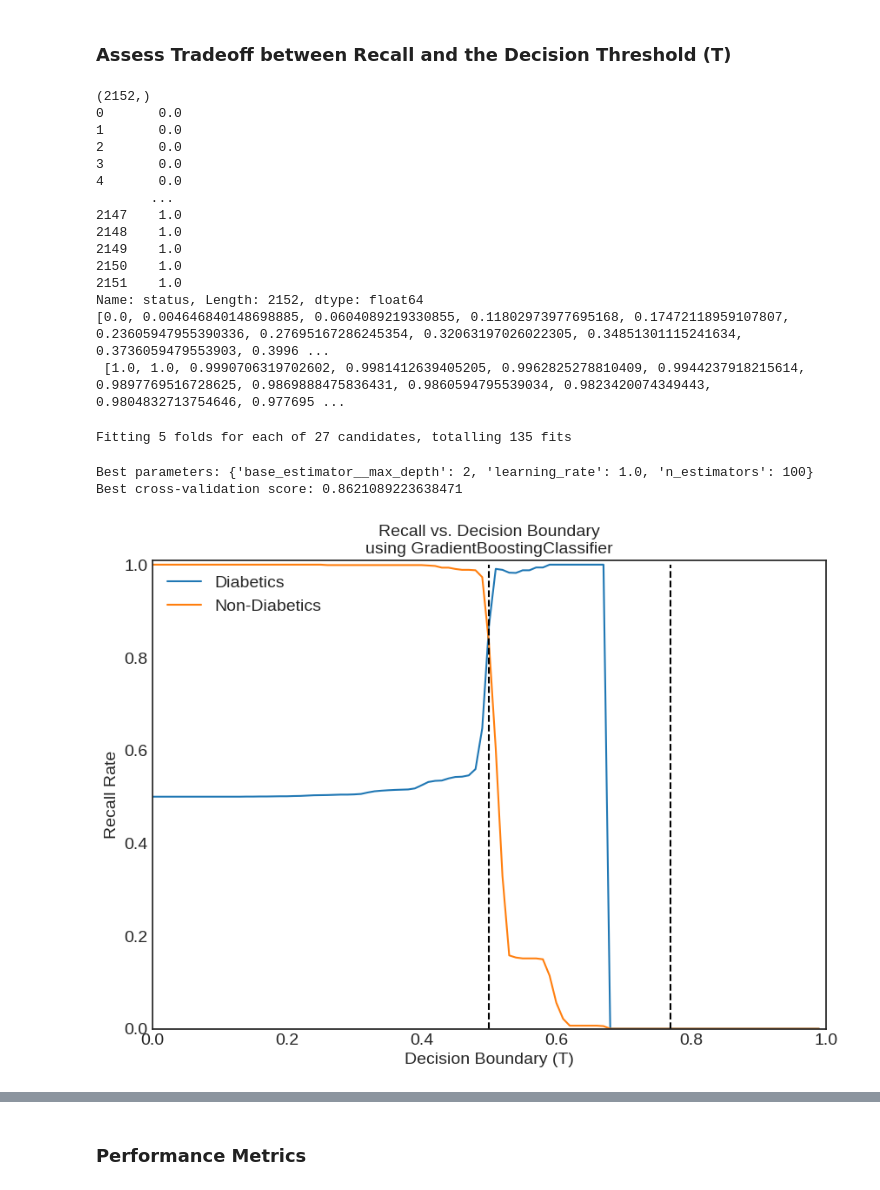
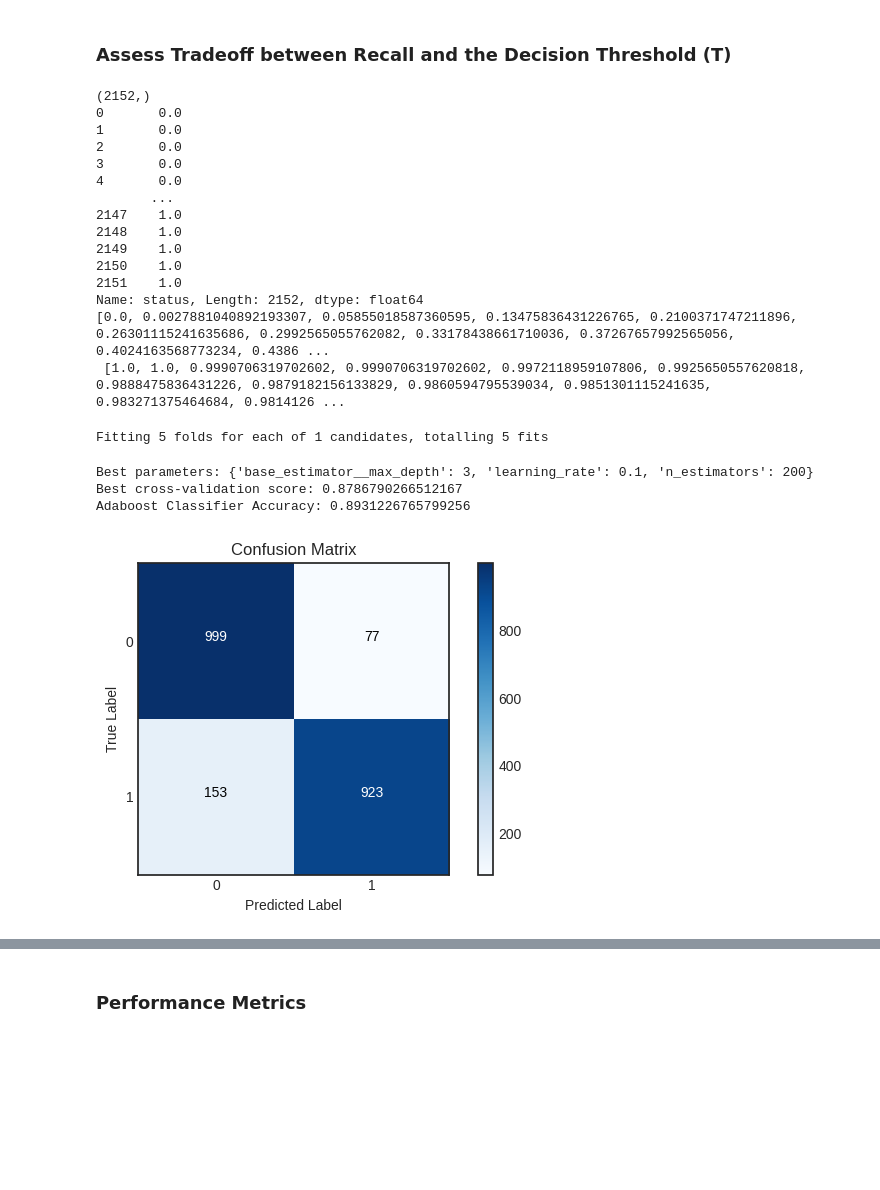
Before and after one commit to DhruvSinghiitmandi/Societal-Challaenges-Datathon, a Jupyter notebook: prediction.ipynb, the cells around one changed output, grey strips where cells are left out. Drawn from its saved outputs; the diff is of its cells as text; code cells hidden in the pictures; blank space fills up the shorter version.

```diff
--- a/prediction.ipynb
+++ b/prediction.ipynb
@@ -100,7 +100,8 @@ df_train_encoded = combined.iloc[:len(df_train), :]
 df_test_encoded = combined.iloc[len(df_train):, :]
 
 # Apply KNNImputer
-imputed_combined = imputer.fit_transform(pd.concat([df_train_encoded, df_test_encoded]))
+imp = IterativeImputer(max_iter=10, random_state=0)
+imputed_combined = imp.fit_transform(pd.concat([df_train_encoded, df_test_encoded]))
 
 # Convert back to DataFrame
 imputed_combined_df = pd.DataFrame(imputed_combined, columns=df_train.columns)
@@ -336,7 +337,7 @@ X_test_pca = X_test_scale.copy()
 # Feature selection
 selector = SelectFromModel(
     RandomForestClassifier(n_estimators=100, random_state=42),
-    max_features=13,
+    max_features=19,
     threshold=-np.inf
 )
 selector.fit(X_train_pca, y_train_resampled)
@@ -579,8 +780,8 @@ print(t_recall_nodiab ,"\n" ,t_recall_diab)
 2150    1.0
 2151    1.0
 Name: status, Length: 2152, dtype: float64
-[0.0, 0.004646840148698885, 0.0604089219330855, 0.11802973977695168, 0.17472118959107807, 0.23605947955390336, 0.27695167286245354, 0.32063197026022305, 0.34851301115241634, 0.3736059479553903, 0.3996 ...
- [1.0, 1.0, 0.9990706319702602, 0.9981412639405205, 0.9962825278810409, 0.9944237918215614, 0.9897769516728625, 0.9869888475836431, 0.9860594795539034, 0.9823420074349443, 0.9804832713754646, 0.977695 ...
+[0.0, 0.0027881040892193307, 0.05855018587360595, 0.13475836431226765, 0.2100371747211896, 0.26301115241635686, 0.2992565055762082, 0.33178438661710036, 0.37267657992565056, 0.4024163568773234, 0.4386 ...
+ [1.0, 1.0, 0.9990706319702602, 0.9990706319702602, 0.9972118959107806, 0.9925650557620818, 0.9888475836431226, 0.9879182156133829, 0.9860594795539034, 0.9851301115241635, 0.983271375464684, 0.9814126 ...
 # %%
 from sklearn.ensemble import AdaBoostClassifier
 from sklearn.tree import DecisionTreeClassifier
@@ -588,9 +789,9 @@ from sklearn.model_selection import GridSearchCV
 
 # Define the parameter grid for tuning
 param_grid = {
-    'n_estimators': [50, 100, 200],
-    'learning_rate': [0.01, 0.1, 1.0],
-    'base_estimator__max_depth': [1, 2, 3]
+    'n_estimators': [ 200],
+    'learning_rate': [0.1],
+    'base_estimator__max_depth': [3]
 }
 
 # Create a GridSearchCV object with cross-validation
@@ -598,42 +799,75 @@ grid_search = GridSearchCV(
     AdaBoostClassifier(base_estimator=DecisionTreeClassifier(random_state=42), random_state=42),
     param_grid,
     cv=5,
     scoring='balanced_accuracy',
     n_jobs=-1,
     verbose=1
 )
 
 # Fit the model
 grid_search.fit(selected_features, y_train_resampled)
 
 # Get the best parameters and score
 ada_best_params = grid_search.best_params_
 ada_best_score = grid_search.best_score_
 
 print("Best parameters:", ada_best_params)
 print("Best cross-validation score:", ada_best_score)
 
 # Train the final model with the best parameters
 ada_clf = AdaBoostClassifier(
     base_estimator=DecisionTreeClassifier(max_depth=ada_best_params['base_estimator__max_depth'], random_state=42),
     n_estimators=ada_best_params['n_estimators'],
     learning_rate=ada_best_params['learning_rate'],
     random_state=42
 ).fit(selected_features, y_train_resampled)
 
 # Predict probabilities for the test set
-ada_proba = ada_clf.predict_proba(selected_features_test)[:, 1]
+# ada_proba = ada_clf.predict_proba(selected_features_test)[:, 1]
 
-# Assess recall vs decision boundary
-t_precision_nodiab, t_precision_diab, t_recall_nodiab, t_recall_diab = precision_recall_thershold(ada_proba, y_test_resampled)
 
-# Plot recall vs decision boundary
-plot_recall_vs_decision_boundary(t_precision_diab, t_recall_diab)
+
+# ada_clf = AdaBoostClassifier(**ada_best_params).fit(selected_features, y_train_resampled)
+
+# Predict on the test set
+y_pred_rf = ada_clf.predict(selected_features_test)
+
+# Calculate accuracy
+accuracy = metrics.accuracy_score(y_test_resampled, y_pred_rf)
+print("Adaboost Classifier Accuracy:", accuracy)
+
+# Print the confusion matrix
+import matplotlib.pyplot as plt
+
+conf_matrix = metrics.confusion_matrix(y_test_resampled, y_pred_rf)
+
+plt.figure(figsize=(6, 4))
+plt.imshow(conf_matrix, interpolation='nearest', cmap=plt.cm.Blues)
+plt.title("Confusion Matrix")
+plt.colorbar()
+
+tick_marks = np.arange(2)
+plt.xticks(tick_marks, ['0', '1'])
+plt.yticks(tick_marks, ['0', '1'])
+
+plt.xlabel("Predicted Label")
+plt.ylabel("True Label")
+
+thresh = conf_matrix.max() / 2.
+for i in range(conf_matrix.shape[0]):
+    for j in range(conf_matrix.shape[1]):
+        plt.text(j, i, format(conf_matrix[i, j], 'd'),
+                 horizontalalignment="center",
+                 color="white" if conf_matrix[i, j] > thresh else "black")
+
+plt.tight_layout()
+plt.show()
 # %% [output]
-Fitting 5 folds for each of 27 candidates, totalling 135 fits
+Fitting 5 folds for each of 1 candidates, totalling 5 fits
-Best parameters: {'base_estimator__max_depth': 2, 'learning_rate': 1.0, 'n_estimators': 100}
-Best cross-validation score: 0.8621089223638471
+Best parameters: {'base_estimator__max_depth': 3, 'learning_rate': 0.1, 'n_estimators': 200}
+Best cross-validation score: 0.8786790266512167
+Adaboost Classifier Accuracy: 0.8931226765799256
-[figure, old version]
+[figure, new version]
 # %%
 plot_recall_vs_decision_boundary(t_precision_diab, t_recall_diab)
 # %% [output]
```
Also changed, not shown: parts of 22 cells of this notebook.
